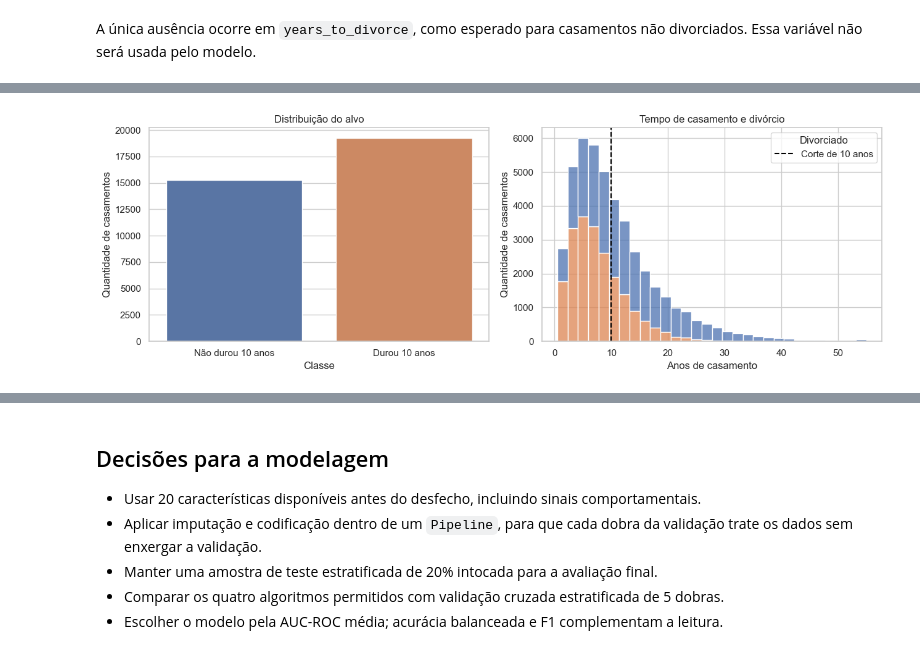
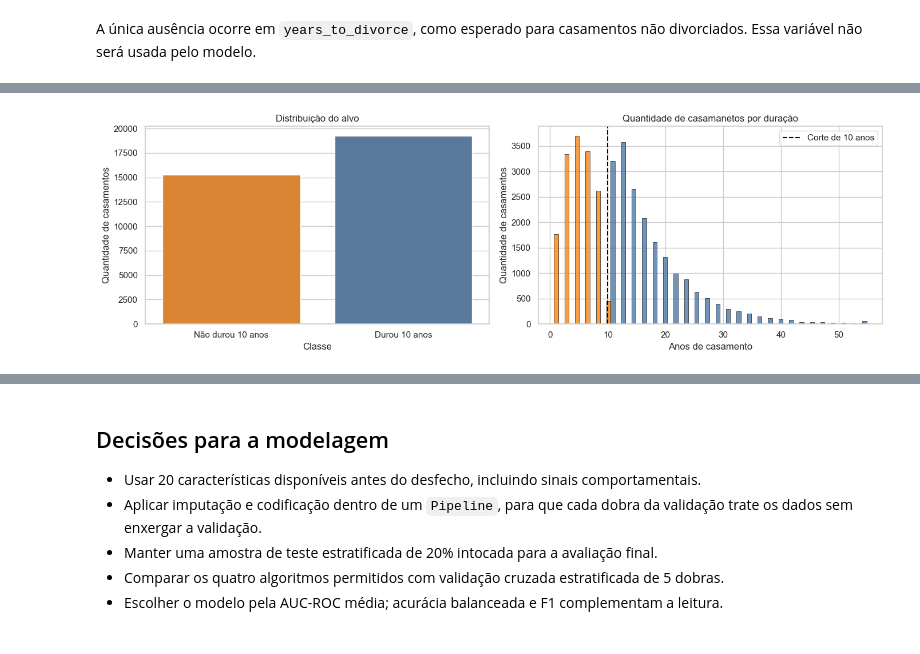
Before and after one commit to josecjlf/marriage-project-ml, a Jupyter notebook: notebooks/01_preparacao_exploracao.ipynb, the cells around one changed output, grey strips where cells are left out. Cells and saved outputs as stored; diff of their text form; code cells hidden in the pictures.

```diff
--- a/notebooks/01_preparacao_exploracao.ipynb
+++ b/notebooks/01_preparacao_exploracao.ipynb
@@ -99,21 +98,46 @@ class_balance
 | Não durou 10 anos | 15275 | 44.2 |
 | Durou 10 anos | 19257 | 55.8 |
-# %%
-fig, axes = plt.subplots(1, 2, figsize=(13, 4.5))
-sns.countplot(data=eligible, x='lasted_10_years', hue='lasted_10_years', legend=False, ax=axes[0])
-axes[0].set_xticks([0, 1], ['Não durou 10 anos', 'Durou 10 anos'])
-axes[0].set_xlabel('Classe')
-axes[0].set_ylabel('Quantidade de casamentos')
-axes[0].set_title('Distribuição do alvo')
-sns.histplot(data=raw, x='years_married', hue='divorced', bins=30, multiple='stack', ax=axes[1])
-axes[1].axvline(10, color='black', linestyle='--', label='Corte de 10 anos')
-axes[1].set_xlabel('Anos de casamento')
-axes[1].set_ylabel('Quantidade de casamentos')
-axes[1].set_title('Tempo de casamento e divórcio')
-axes[1].legend(title='Divorciado')
-plt.tight_layout()
-# %% [output]
-[figure, removed]
+# %%
+fig, axes = plt.subplots(1, 2, figsize=(14, 4.5))
+
+sns.countplot(
+    data=eligible,
+    x='lasted_10_years',
+    hue='lasted_10_years',
+    palette=['#F58518', '#4C78A8'],
+    legend=False,
+    ax=axes[0]
+)
+axes[0].set_xticks([0, 1], ['Não durou 10 anos', 'Durou 10 anos'])
+axes[0].set_xlabel('Classe')
+axes[0].set_ylabel('Quantidade de casamentos')
+axes[0].set_title('Distribuição do alvo')
+
+sns.histplot(
+    data=eligible,
+    x='years_married',
+    hue='lasted_10_years',
+    bins=30,
+    multiple='dodge',
+    shrink=0.8,
+    alpha=0.8,
+    palette=['#F58518', '#4C78A8'],
+    edgecolor='black',
+    legend=False,
+    ax=axes[1]
+)
+
+axes[1].axvline(10, color='black', linestyle='--', label='Corte de 10 anos')
+axes[1].legend()
+
+axes[1].set_xlabel('Anos de casamento')
+axes[1].set_ylabel('Quantidade de casamentos')
+axes[1].set_title('Quantidade de casamentos por duração')
+
+plt.tight_layout()
+plt.show()
+# %% [output]
+[figure, added]
 # %%
 behavioral_features = ['criticism', 'contempt', 'defensiveness', 'stonewalling', 'repair_attempt_success', 'positive_negative_ratio', 'financial_stress', 'shared_activities_weekly']
 profile = eligible.groupby('lasted_10_years')[behavioral_features].median().T
```
Also changed, not shown: parts of 4 cells of this notebook.
